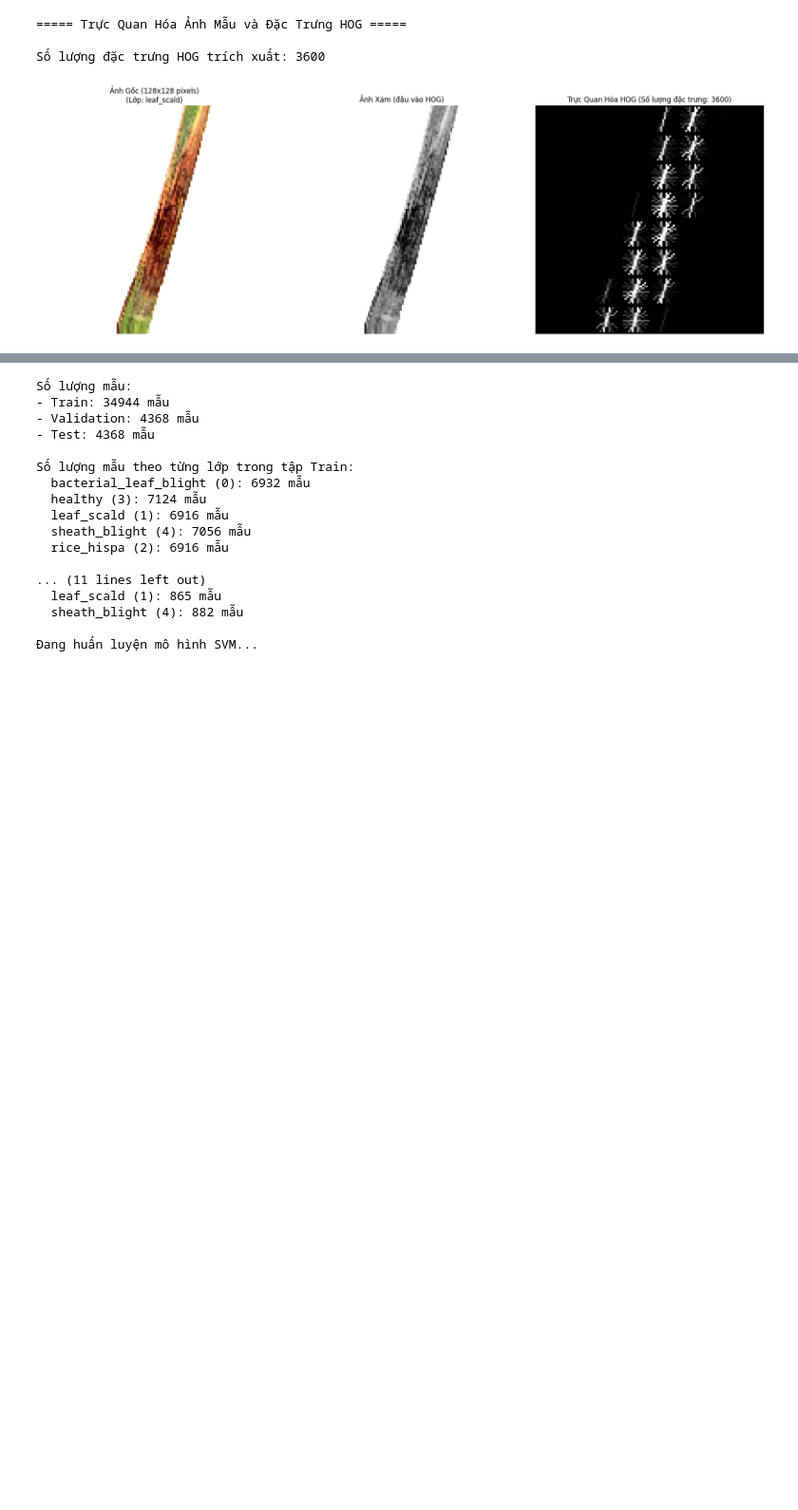
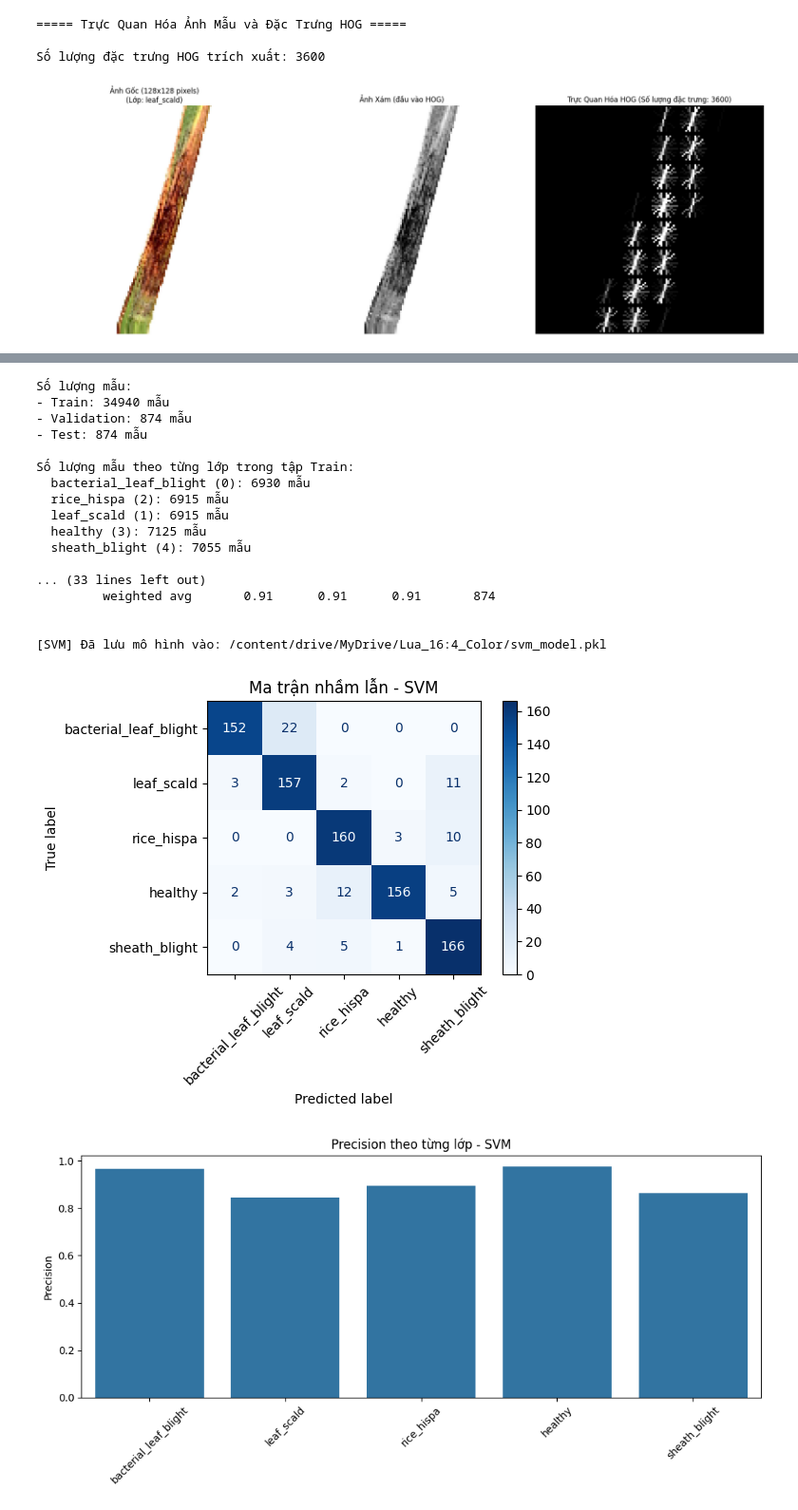
Before and after one commit to HoCogThanh/thanh, a Jupyter notebook: SVM.ipynb, the cells around one changed output, grey strips where cells are left out. Shown at 95% size. Saved outputs shown, nothing was run; the diff lists cells and outputs as text; code cells hidden in the pictures; blank space fills up the shorter version.

```diff
--- a/SVM.ipynb
+++ b/SVM.ipynb
@@ -420,16 +897,15 @@ Số lượng đặc trưng HOG trích xuất: 3600
 # %%
-#SVM
 
-# ====== Cấu hình đường dẫn ======
-DATA_DIR = '/content/drive/MyDrive/Lua _5_4Au_16.4'
+# color + SVM lần 1
+DATA_DIR = "/content/drive/MyDrive/Lua_16:4_Color"
 
-X_train = np.load(os.path.join(DATA_DIR, 'X_train3.npy'))
-X_val   = np.load(os.path.join(DATA_DIR, 'X_val3.npy'))
-X_test  = np.load(os.path.join(DATA_DIR, 'X_test3.npy'))
+X_train = np.load(os.path.join(DATA_DIR, 'X_train1.npy'))
+X_val   = np.load(os.path.join(DATA_DIR, 'X_val1.npy'))
+X_test  = np.load(os.path.join(DATA_DIR, 'X_test1.npy'))
 
-y_train = np.load(os.path.join(DATA_DIR, 'y_train3.npy'))
-y_val   = np.load(os.path.join(DATA_DIR, 'y_val3.npy'))
-y_test  = np.load(os.path.join(DATA_DIR, 'y_test3.npy'))
+y_train = np.load(os.path.join(DATA_DIR, 'y_train1.npy'))
+y_val   = np.load(os.path.join(DATA_DIR, 'y_val1.npy'))
+y_test  = np.load(os.path.join(DATA_DIR, 'y_test1.npy'))
 
 categories = [
     'bacterial_leaf_blight',
@@ -457,10 +933,13 @@ print_class_distribution(y_train, "Train")
 print_class_distribution(y_val, "Validation")
 print_class_distribution(y_test, "Test")
 
+# ====== Huấn luyện SVM trên train ======
 print("\nĐang huấn luyện mô hình SVM...")
-svm_model = SVC(kernel='rbf', C=20.0, gamma='scale',probability=True)
+svm_model = SVC(kernel='rbf', C=1.0, gamma='scale')
+
+
+# Huấn luyện mô hình trên toàn bộ train
 svm_model.fit(X_train, y_train)
-probs = svm_model.predict_proba(X_test)
 
 # ====== Đánh giá trên tập validation ======
 y_val_pred = svm_model.predict(X_val)
@@ -473,52 +952,51 @@ print(f"[SVM] F1-score (val): {val_f1:.4f}")
 y_pred = svm_model.predict(X_test)
 acc = accuracy_score(y_test, y_pred)
 f1 = f1_score(y_test, y_pred, average='weighted')
-
 print(f"\n[SVM] Accuracy (test): {acc*100:.2f}%")
 print(f"[SVM] F1-score (test): {f1:.4f}")
 print("\n[SVM] Báo cáo phân loại:")
 print(classification_report(y_test, y_pred, target_names=categories))
-# ====== Lưu mô hình SVM nếu tốt ======
-if f1 >= 0.9:
-    model_path = os.path.join(DATA_DIR, 'svm_model.pkl')
-    joblib.dump(svm_model, model_path)
-    print(f"\nĐã lưu mô hình SVM với F1-score: {f1:.4f}")
-else:
-    print(f"\nF1-score ({f1:.4f}) không đủ ngưỡng để lưu mô hình.")
-# ====== Vẽ ma trận nhầm lẫn cho SVM ======
+
+model_filename = os.path.join(DATA_DIR, f'svm_model.pkl')
+joblib.dump(svm_model, model_filename)
+print(f"\n[SVM] Đã lưu mô hình vào: {model_filename}")
+
+# ====== Vẽ ma trận nhầm lẫn ======
 cm = confusion_matrix(y_test, y_pred)
 disp = ConfusionMatrixDisplay(confusion_matrix=cm, display_labels=categories)
 disp.plot(cmap="Blues", xticks_rotation=45)
 plt.title("Ma trận nhầm lẫn - SVM")
 plt.tight_layout()
 plt.show()
 
-# ====== Precision theo lớp (SVM) ======
+# ====== Precision theo lớp ======
 report = classification_report(y_test, y_pred, target_names=categories, output_dict=True)
 precision_values = [report[cat]['precision'] for cat in categories]
 
 plt.figure(figsize=(10, 5))
 sns.barplot(x=categories, y=precision_values)
 plt.ylabel("Precision")
 plt.title("Precision theo từng lớp - SVM")
 plt.xticks(rotation=45)
 plt.tight_layout()
 plt.show()
 # %% [output]
 Số lượng mẫu:
-- Train: 34944 mẫu
-- Validation: 4368 mẫu
-- Test: 4368 mẫu
+- Train: 34940 mẫu
+- Validation: 874 mẫu
+- Test: 874 mẫu
 
 Số lượng mẫu theo từng lớp trong tập Train:
-  bacterial_leaf_blight (0): 6932 mẫu
-  healthy (3): 7124 mẫu
-  leaf_scald (1): 6916 mẫu
-  sheath_blight (4): 7056 mẫu
-  rice_hispa (2): 6916 mẫu
+  bacterial_leaf_blight (0): 6930 mẫu
+  rice_hispa (2): 6915 mẫu
+  leaf_scald (1): 6915 mẫu
+  healthy (3): 7125 mẫu
+  sheath_blight (4): 7055 mẫu
 
-... (11 lines left out)
-  leaf_scald (1): 865 mẫu
-  sheath_blight (4): 882 mẫu
+... (33 lines left out)
+         weighted avg       0.91      0.91      0.91       874
 
-Đang huấn luyện mô hình SVM...
+
+[SVM] Đã lưu mô hình vào: /content/drive/MyDrive/Lua_16:4_Color/svm_model.pkl
+[figure, added]
+[figure, added]
```
Also changed, not shown: parts of 21 cells of this notebook.
